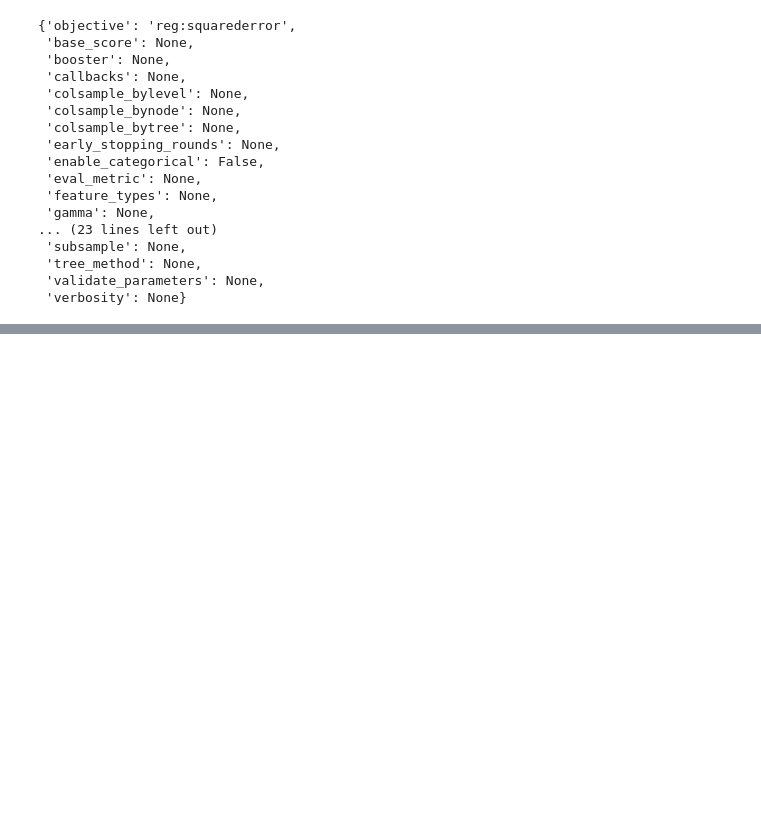
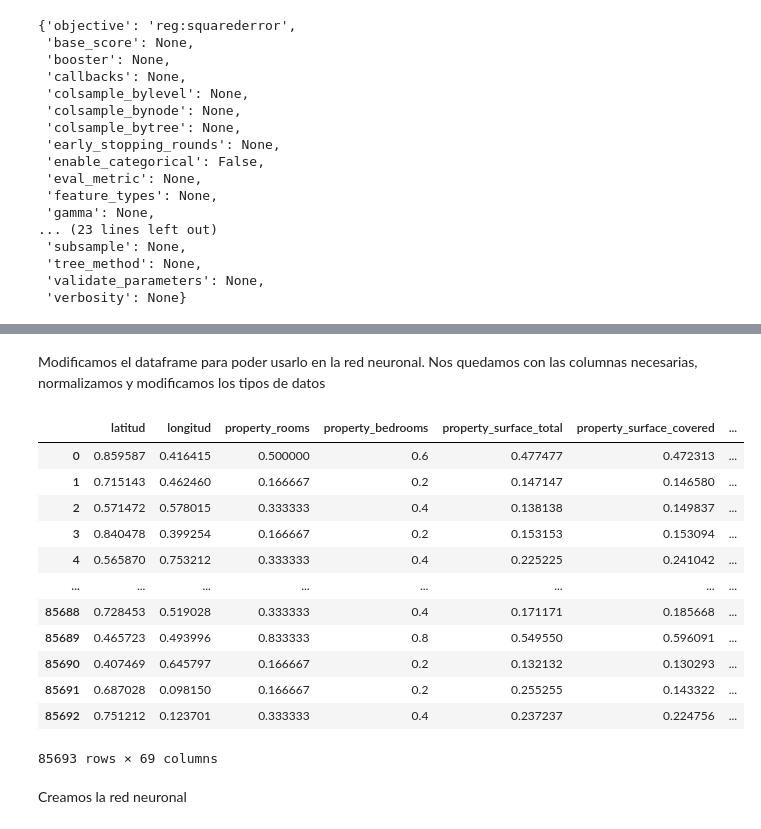
Before and after one commit to franjuarez/7506R-2C2022-GRUPO21, a Jupyter notebook: TP2/7506R_TP2_GRUPO21_ENTREGA.ipynb, the cells around one changed output, grey strips where cells are left out. Drawn from its saved outputs; the diff is of its cells as text; code cells hidden in the pictures; blank space fills up the shorter version.

```diff
--- a/TP2/7506R_TP2_GRUPO21_ENTREGA.ipynb
+++ b/TP2/7506R_TP2_GRUPO21_ENTREGA.ipynb
@@ -257,0 +285,34 @@ print(f"El coeficiente de Determinación R2 en test es: {score_xgb_test}")
+# %% [markdown]
+Modificamos el dataframe para poder usarlo en la red neuronal. Nos quedamos con las columnas necesarias, normalizamos y modificamos los tipos de datos
+# %%
+# Eliminamos estas columnas porque no las necesitamos para el modelo
+ds_propiedades_para_clasificacion.drop(['property_title', 'id'], axis=1, inplace=True)
+
+
+# One hot encoding de las columnas categóricas
+ds_propiedades_para_clasificacion = pd.get_dummies(ds_propiedades_para_clasificacion, columns=["place_l3", "property_type"], dtype=np.int8)
+
+
+# Normalizamos las variables de entrada
+columnas_predictoras=ds_propiedades_para_clasificacion.columns.to_list()
+columnas_predictoras.remove('tipo_precio')
+
+d_in=len(columnas_predictoras)
+
+scaler = MinMaxScaler()
+ds_propiedades_para_clasificacion[columnas_predictoras] = scaler.fit_transform(ds_propiedades_para_clasificacion[columnas_predictoras])
+ds_propiedades_para_clasificacion
+# %% [output]
+|  | latitud | longitud | property_rooms | property_bedrooms | property_surface_total | property_surface_covered | ... |
+| 0 | 0.859587 | 0.416415 | 0.500000 | 0.6 | 0.477477 | 0.472313 | ... |
+| 1 | 0.715143 | 0.462460 | 0.166667 | 0.2 | 0.147147 | 0.146580 | ... |
+| 2 | 0.571472 | 0.578015 | 0.333333 | 0.4 | 0.138138 | 0.149837 | ... |
+| 3 | 0.840478 | 0.399254 | 0.166667 | 0.2 | 0.153153 | 0.153094 | ... |
+| 4 | 0.565870 | 0.753212 | 0.333333 | 0.4 | 0.225225 | 0.241042 | ... |
+| ... | ... | ... | ... | ... | ... | ... | ... |
+| 85688 | 0.728453 | 0.519028 | 0.333333 | 0.4 | 0.171171 | 0.185668 | ... |
+| 85689 | 0.465723 | 0.493996 | 0.833333 | 0.8 | 0.549550 | 0.596091 | ... |
+| 85690 | 0.407469 | 0.645797 | 0.166667 | 0.2 | 0.132132 | 0.130293 | ... |
+| 85691 | 0.687028 | 0.098150 | 0.166667 | 0.2 | 0.255255 | 0.143322 | ... |
+| 85692 | 0.751212 | 0.123701 | 0.333333 | 0.4 | 0.237237 | 0.224756 | ... |
+85693 rows × 69 columns
@@ -257,0 +326,2 @@ print(f"El coeficiente de Determinación R2 en test es: {score_xgb_test}")
+# %% [markdown]
+Creamos la red neuronal
```
Also changed, not shown: parts of 15 cells of this notebook, 1 other file.
